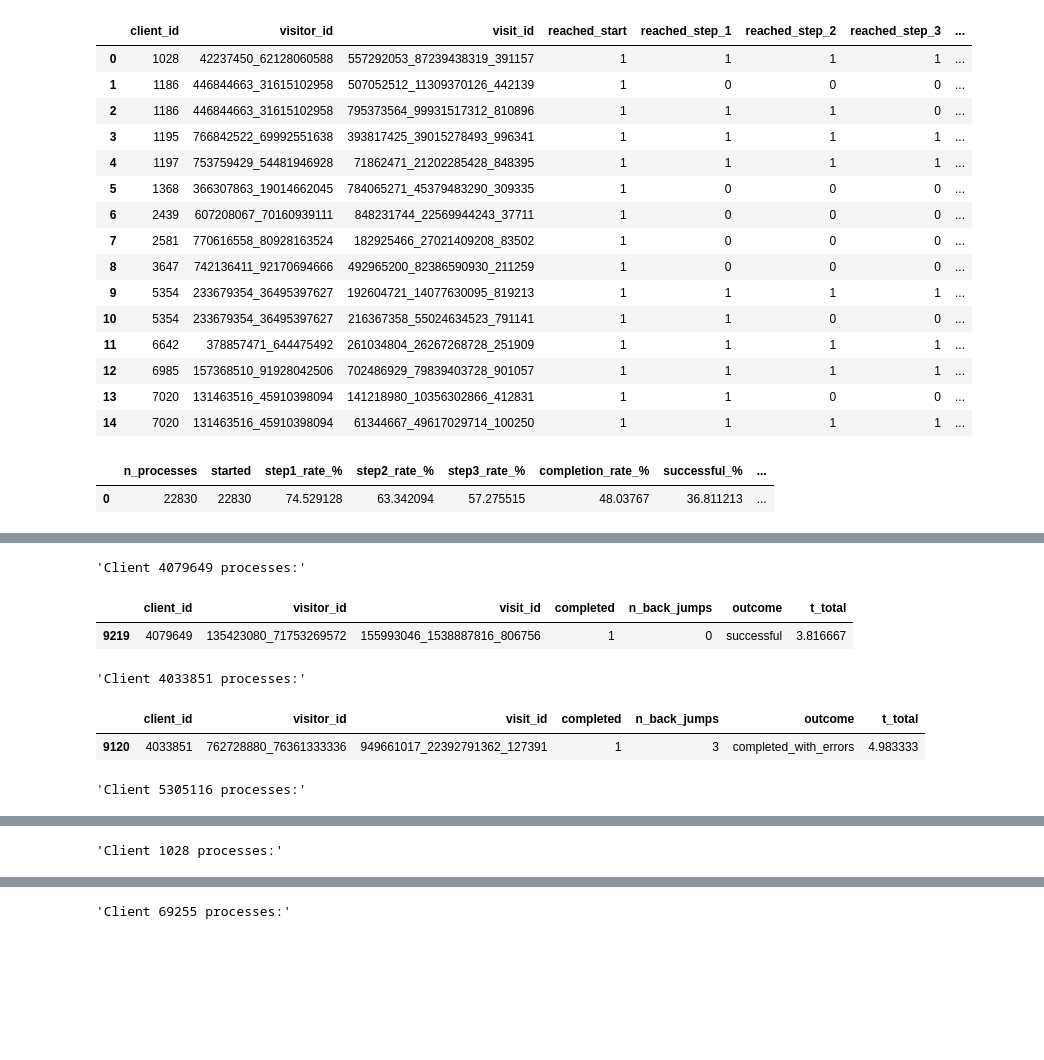
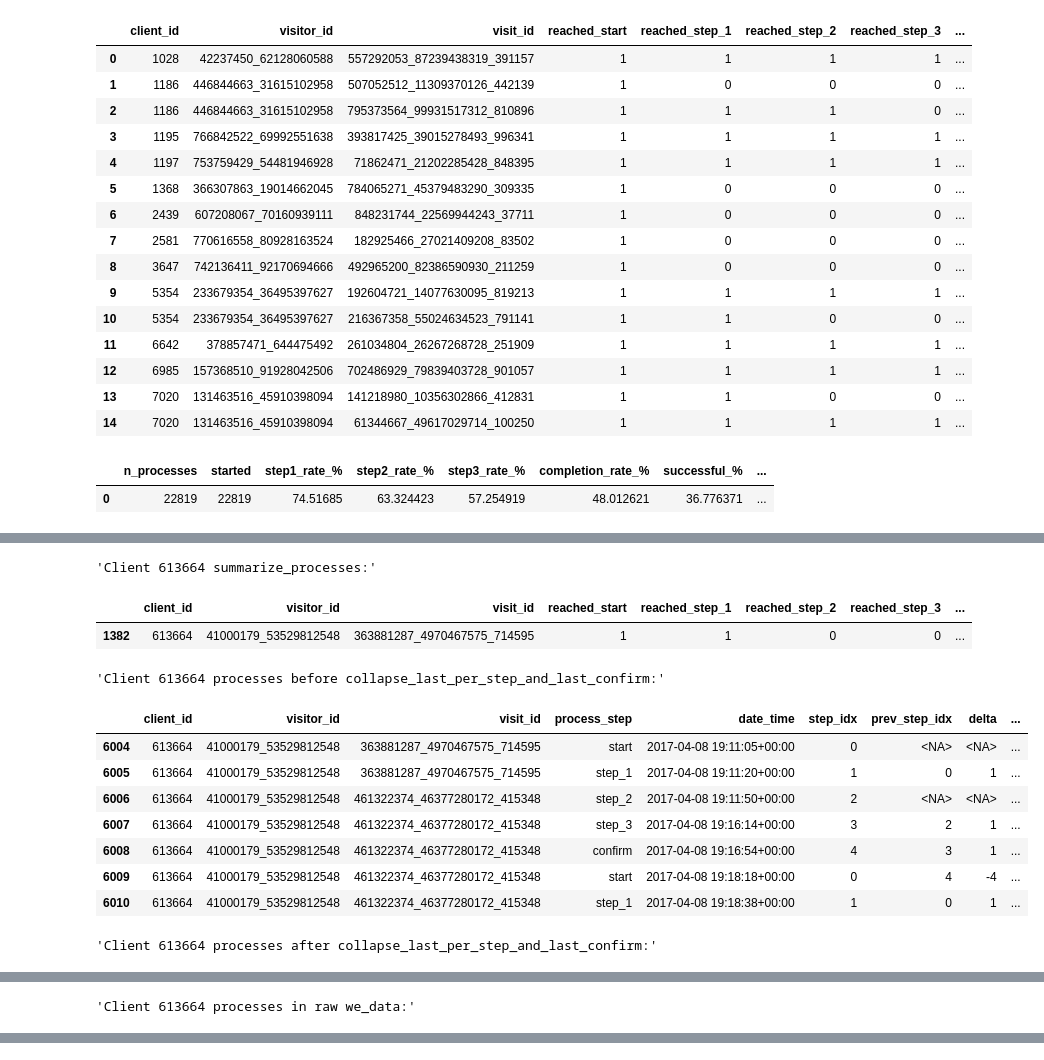
Before and after one commit to luispabloaiello-da/vanguard_project, a Jupyter notebook: notebooks/vanguard_funnel_kpis_.ipynb, the cells around one changed output, grey strips where cells are left out. Saved outputs shown, nothing was run; the diff lists cells and outputs as text; code cells hidden in the pictures; blank space fills up the shorter version.

```diff
--- a/notebooks/vanguard_funnel_kpis_.ipynb
+++ b/notebooks/vanguard_funnel_kpis_.ipynb
@@ -32,6 +32,8 @@ try:
 except:
     print("Yaml configuration file not found!")
 
-df_demo_test = pd.read_csv(config['output_data']['file3'])
-df_demo_control = pd.read_csv(config['output_data']['file4'])
-df_web_data = pd.read_csv(config['output_data']['file5'])
+df_demo_test = pd.read_csv(config['output_data']['file3'])          # demo_test clients
+df_demo_control = pd.read_csv(config['output_data']['file4'])       # demo_control clients
+df_web_data = pd.read_csv(config['output_data']['file5'])           # web_data clean
+df_web_data_control = pd.read_csv(config['output_data']['file6'])   # web_data demo_control clients (for Sanity checks)
+df_web_data_test = pd.read_csv(config['output_data']['file7'])      # web_data demo_test clients (for Sanity checks)
@@ -230,14 +321,25 @@ def _starnger_things(proc_df: pd.DataFrame, key_cols=('client_id','visitor_id','
     #         proc_anomalies = proc_anomalies[front + [c for c in proc_anomalies.columns if c not in front]]
 
     return proc_clean.reset_index(drop=True), proc_anomalies.reset_index(drop=True)
+# %%
+def set_negative_to_nan(df: pd.DataFrame, cols=['t_start_step1', 't_step1_step2', 't_step2_step3'], inplace: bool = False) -> pd.DataFrame:
+    """
+    For each column in `cols`, if value < 0 -> NaN; else keep value.
+    Ensures the column is numeric first.
+    """
+    d = df if inplace else df.copy()
+    for c in ['t_start_step1','t_step1_step2','t_step2_step3','t_step3_conf']:
+        d[c] = pd.to_numeric(d[c], errors='coerce').apply(lambda x: np.nan if pd.notna(x) and x < 0 else x)
+    return d
 # %%
 # ========= 6) RUN (CONTROL) =========
 w_control = prepare_web_for_group(df_web_data, df_demo_control)               # filters and normalizes
 wf, back = compute_back_jumps(w_control)                                      # complete sequence → step-backs
 wf2 = collapse_last_per_step_and_last_confirm(wf)                             # collapses to last occurrence per step
 proc_control = summarize_processes(wf2, back)                                 # 11 row per process + outcomee
-proc_control_clean, proc_control_anomalies = _starnger_things(proc_control)
-kpis_control = kpis_from_processes(proc_control_clean)                              # KPIs
+proc_control_clean, proc_control_anomalies = stranger_things(proc_control)
+proc_control_clean = set_negative_to_nan(proc_control_clean)
+kpis_control = kpis_from_processes(proc_control_clean)                        # KPIs
 dropoff_control = step_dropoff_table(proc_control_clean)
 
 display(proc_control_clean.head(15))
@@ -251,11 +353,32 @@ print("Processes driven by inconsistencies:", len(proc_control_anomalies))
 # Count distinct control clients represented in web data
 print("Distinct control clients with activity:", proc_control_clean['client_id'].nunique())
 
-# Sanity Check:
-for client_id in [4079649, 4033851, 5305116, 1028, 69255]:
-# Sanity checks
-      display(f"Client {client_id} processes:",
-            proc_control_clean[proc_control_clean['client_id']==client_id][KEY+['completed','n_back_jumps','outcome','t_total']])
+# Save files
+proc_control_clean.to_csv(config['output_data']['file8'], index=False, sep=",", encoding="utf-8")
+proc_control_anomalies.to_csv(config['output_data']['file10'], index=False, sep=",", encoding="utf-8")
+
+print(f'\n======================================================================')
+print(f' ***   Sanity Checks:')
+print(f'======================================================================')
+
+client_id=[613664]
+# client_id=[4079649, 4033851, 5305116, 1028, 69255]
+
+for id in (client_id):
+      display(f"Client {id} summarize_processes:",
+            proc_control_clean[proc_control_clean['client_id'] == id])
+
+      display(f"Client {id} processes before collapse_last_per_step_and_last_confirm:",
+            wf[wf['client_id'] == id])
+
+      display(f"Client {id} processes after collapse_last_per_step_and_last_confirm:",
+            wf2[wf2['client_id'] == id].sort_values(by=['date_time'],ascending=True))
+
+      # display(f"Client {id} processes:",
+      #       proc_control_clean[proc_control_clean['client_id']==id][KEY+['completed','n_back_jumps','outcome','t_total']])
+
+      display(f"Client {id} processes in raw we_data:",
+            df_web_data_control[df_web_data_control['client_id'] == id].sort_values(by='date_time'))
 # %% [output]
 |  | client_id | visitor_id | visit_id | reached_start | reached_step_1 | reached_step_2 | reached_step_3 | ... |
 | 0 | 1028 | 42237450_62128060588 | 557292053_87239438319_391157 | 1 | 1 | 1 | 1 | ... |
@@ -274,5 +397,5 @@ for client_id in [4079649, 4033851, 5305116, 1028, 69255]:
 | 13 | 7020 | 131463516_45910398094 | 141218980_10356302866_412831 | 1 | 1 | 0 | 0 | ... |
 | 14 | 7020 | 131463516_45910398094 | 61344667_49617029714_100250 | 1 | 1 | 1 | 1 | ... |
 |  | n_processes | started | step1_rate_% | step2_rate_% | step3_rate_% | completion_rate_% | successful_% | ... |
-| 0 | 22830 | 22830 | 74.529128 | 63.342094 | 57.275515 | 48.03767 | 36.811213 | ... |
+| 0 | 22819 | 22819 | 74.51685 | 63.324423 | 57.254919 | 48.012621 | 36.776371 | ... |
 |  | from_to | n_from | n_to | conv_rate_% | dropoff_% |
@@ -286,7 +413,13 @@ Distinct control clients with activity: 17893
-'Client 4079649 processes:'
+'Client 613664 summarize_processes:'
-|  | client_id | visitor_id | visit_id | completed | n_back_jumps | outcome | t_total |
-| 9219 | 4079649 | 135423080_71753269572 | 155993046_1538887816_806756 | 1 | 0 | successful | 3.816667 |
+|  | client_id | visitor_id | visit_id | reached_start | reached_step_1 | reached_step_2 | reached_step_3 | ... |
+| 1382 | 613664 | 41000179_53529812548 | 363881287_4970467575_714595 | 1 | 1 | 0 | 0 | ... |
-'Client 4033851 processes:'
+'Client 613664 processes before collapse_last_per_step_and_last_confirm:'
-|  | client_id | visitor_id | visit_id | completed | n_back_jumps | outcome | t_total |
-| 9120 | 4033851 | 762728880_76361333336 | 949661017_22392791362_127391 | 1 | 3 | completed_with_errors | 4.983333 |
+|  | client_id | visitor_id | visit_id | process_step | date_time | step_idx | prev_step_idx | delta | ... |
+| 6004 | 613664 | 41000179_53529812548 | 363881287_4970467575_714595 | start | 2017-04-08 19:11:05+00:00 | 0 | <NA> | <NA> | ... |
+| 6005 | 613664 | 41000179_53529812548 | 363881287_4970467575_714595 | step_1 | 2017-04-08 19:11:20+00:00 | 1 | 0 | 1 | ... |
+| 6006 | 613664 | 41000179_53529812548 | 461322374_46377280172_415348 | step_2 | 2017-04-08 19:11:50+00:00 | 2 | <NA> | <NA> | ... |
+| 6007 | 613664 | 41000179_53529812548 | 461322374_46377280172_415348 | step_3 | 2017-04-08 19:16:14+00:00 | 3 | 2 | 1 | ... |
+| 6008 | 613664 | 41000179_53529812548 | 461322374_46377280172_415348 | confirm | 2017-04-08 19:16:54+00:00 | 4 | 3 | 1 | ... |
+| 6009 | 613664 | 41000179_53529812548 | 461322374_46377280172_415348 | start | 2017-04-08 19:18:18+00:00 | 0 | 4 | -4 | ... |
+| 6010 | 613664 | 41000179_53529812548 | 461322374_46377280172_415348 | step_1 | 2017-04-08 19:18:38+00:00 | 1 | 0 | 1 | ... |
-'Client 5305116 processes:'
+'Client 613664 processes after collapse_last_per_step_and_last_confirm:'
@@ -296 +434 @@ Distinct control clients with activity: 17893
-'Client 1028 processes:'
+'Client 613664 processes in raw we_data:'
@@ -299 +442,0 @@ Distinct control clients with activity: 17893
-'Client 69255 processes:'
```
Also changed, not shown: parts of 10 cells of this notebook, 14 other files.
